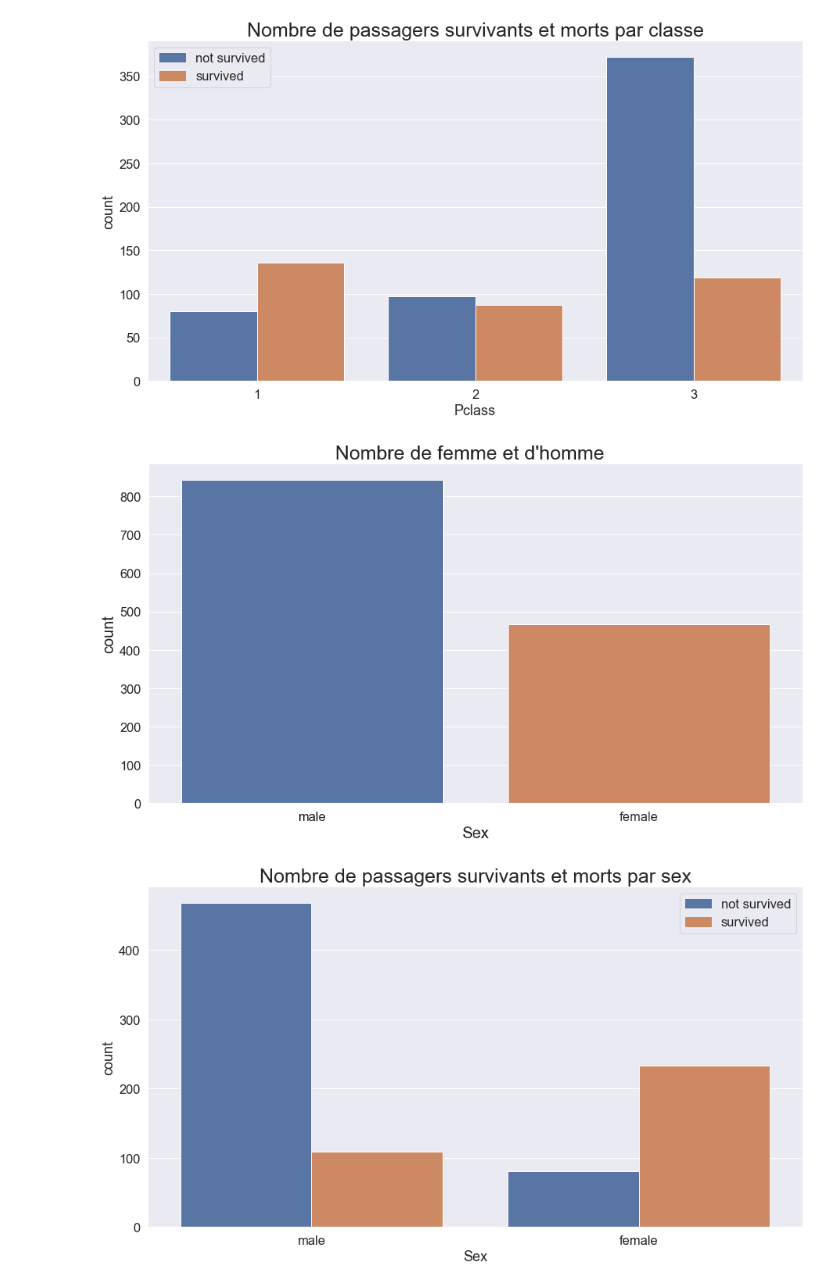
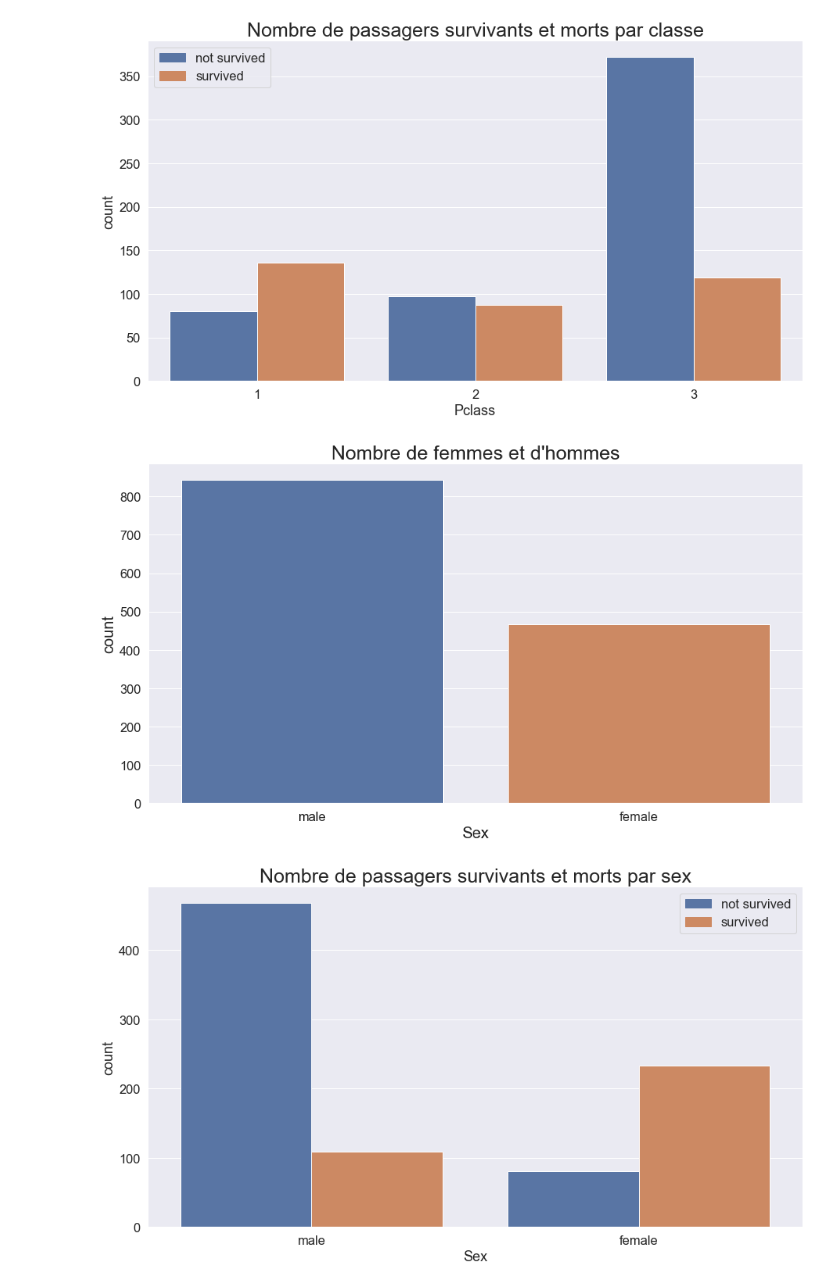
Before and after one commit to bouhamidi/Projet_fdd, a Jupyter notebook: PROJET_FDD.ipynb, the cells around one changed output. Saved outputs shown, nothing was run; the diff lists cells and outputs as text; code cells hidden in the pictures.

```diff
--- a/PROJET_FDD.ipynb
+++ b/PROJET_FDD.ipynb
@@ -128,13 +128,13 @@ plt.legend(handles, labels);
 [figure]
 # %%
 plt.figure(figsize=(15,8))
-plt.title("Nombre de femme et d'homme  " , fontsize=25)
+plt.title("Nombre de femmes et d'hommes" , fontsize=25)
 plt.xlabel('Sex',size=20)
 plt.ylabel('Count',size=20)
 sns.set(font_scale=1.5)
 sns.countplot(x='Sex', data=merged_df);
 # %% [output]
-[figure, old version]
+[figure, new version]
 # %%
 plt.figure(figsize=(15,8))
 plt.title("Nombre de passagers survivants et morts par sex", fontsize=25)
```
Also changed, not shown: parts of 43 cells of this notebook, 3 other files.
